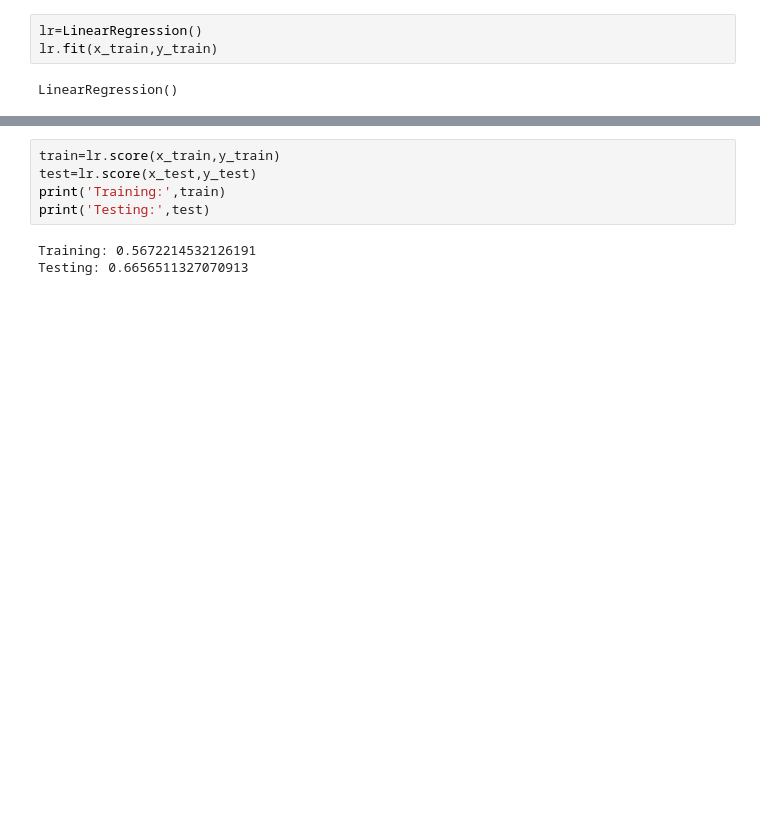
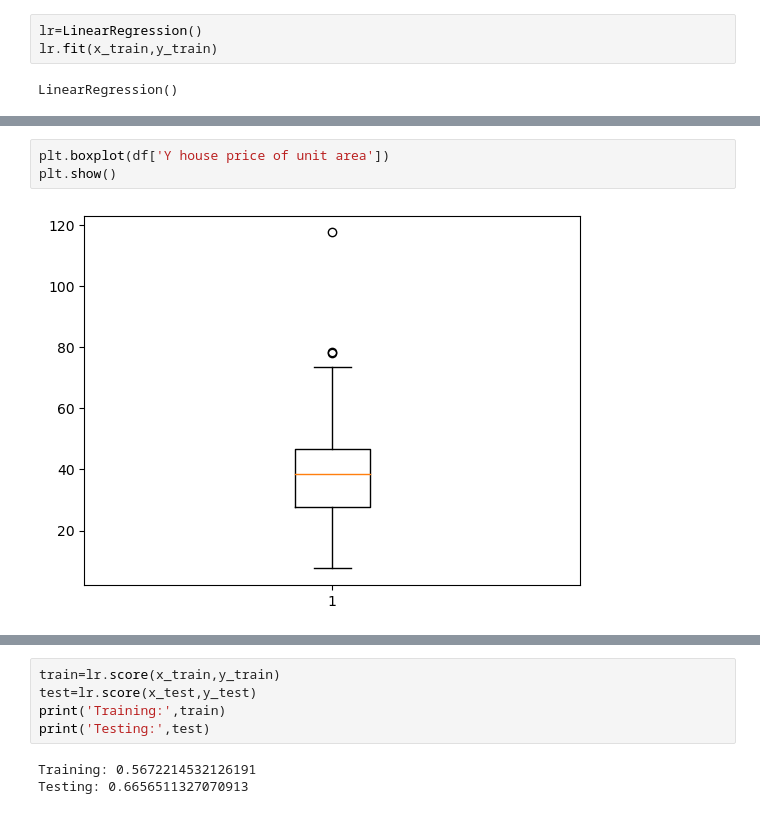
Before and after one commit to dawoodshahzad07/Linear-Regression, a Jupyter notebook: ML-Lab04.ipynb, the cells around one changed output, grey strips where cells are left out. Saved outputs shown, nothing was run; the diff lists cells and outputs as text; blank space fills up the shorter version.

```diff
--- a/ML-Lab04.ipynb
+++ b/ML-Lab04.ipynb
@@ -52,3 +70,8 @@ array([[45.6337837 ],
+# %%
+plt.boxplot(df['Y house price of unit area'])
+plt.show()
+# %% [output]
+[figure, added]
 # %%
 lr.intercept_
 # %% [output]
```
Also changed, not shown: parts of 14 cells of this notebook.
